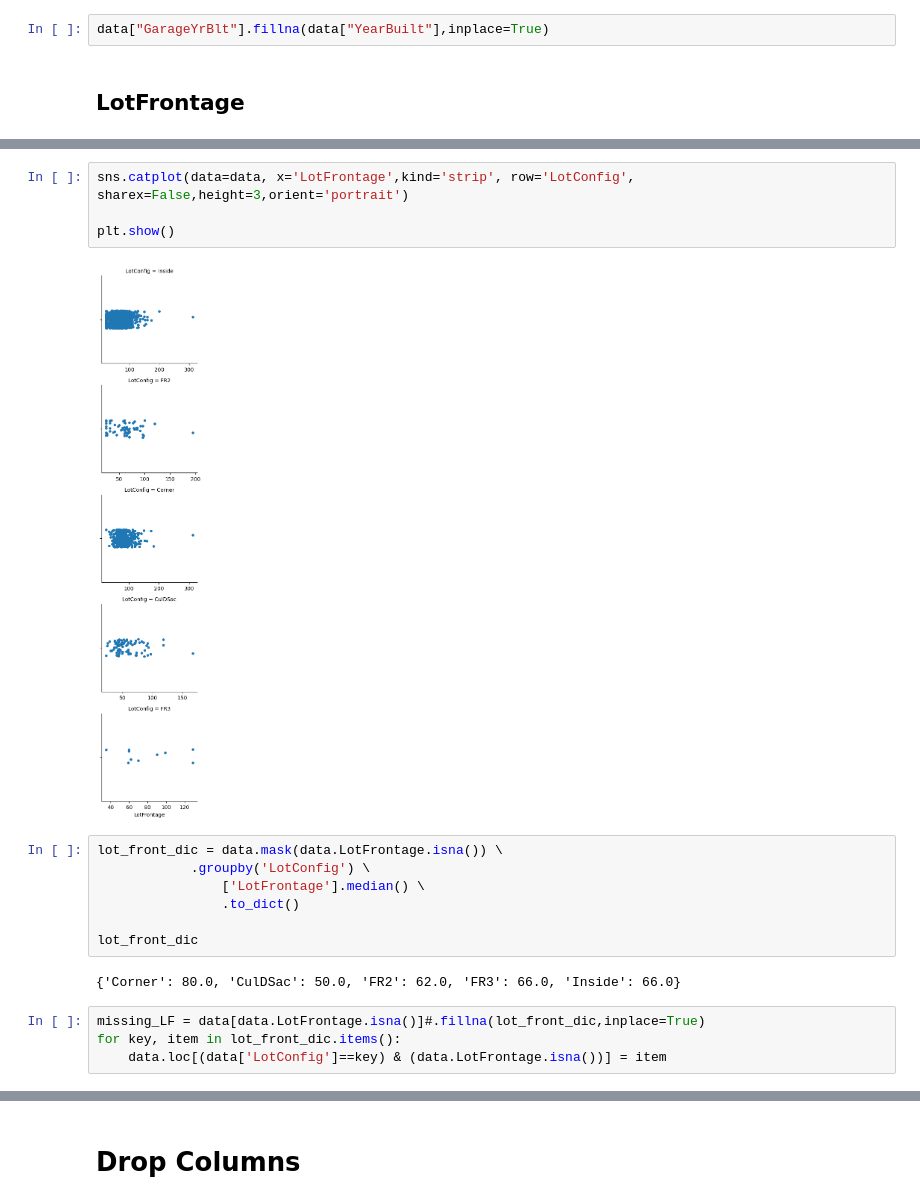
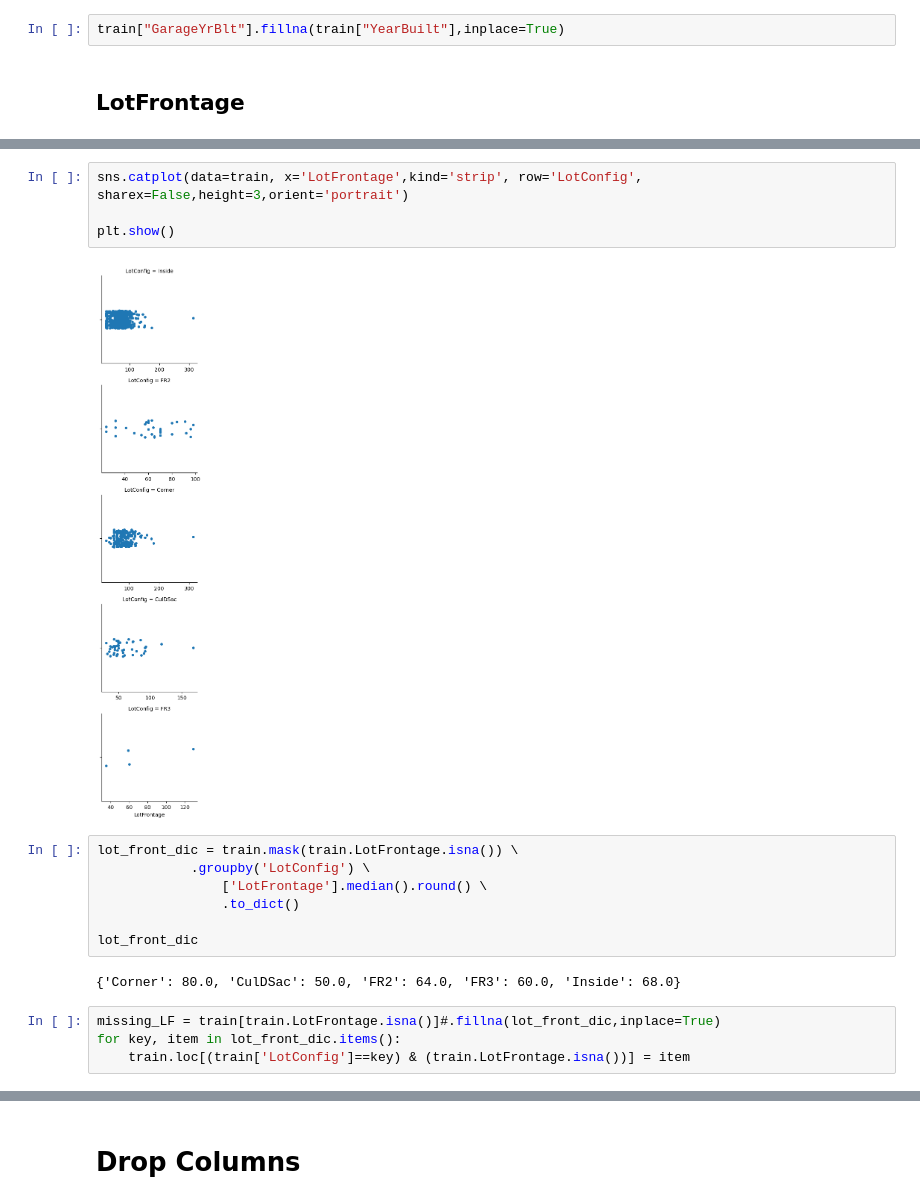
Before and after one commit to McArthurAdal/House-Price-Prediction-Kaggle, a Jupyter notebook: analysis.ipynb, the cells around one changed output, grey strips where cells are left out. Saved outputs shown, nothing was run; the diff lists cells and outputs as text.

```diff
--- a/analysis.ipynb
+++ b/analysis.ipynb
@@ -120,5 +148,5 @@ corr
 # %%
-data["GarageYrBlt"].fillna(data["YearBuilt"],inplace=True)
+train["GarageYrBlt"].fillna(train["YearBuilt"],inplace=True)
 # %% [markdown]
 ## LotFrontage
 # %%
@@ -143,23 +173,23 @@ SalePrice       1459
 dtype: int64
 # %%
-sns.catplot(data=data, x='LotFrontage',kind='strip', row='LotConfig', sharex=False,height=3,orient='portrait')
+sns.catplot(data=train, x='LotFrontage',kind='strip', row='LotConfig', sharex=False,height=3,orient='portrait')
 
 plt.show()
 # %% [output]
-[figure, old version]
+[figure, new version]
 # %%
-lot_front_dic = data.mask(data.LotFrontage.isna()) \
+lot_front_dic = train.mask(train.LotFrontage.isna()) \
             .groupby('LotConfig') \
-                ['LotFrontage'].median() \
+                ['LotFrontage'].median().round() \
                 .to_dict()
 
 lot_front_dic
 # %% [output]
-{'Corner': 80.0, 'CulDSac': 50.0, 'FR2': 62.0, 'FR3': 66.0, 'Inside': 66.0}
+{'Corner': 80.0, 'CulDSac': 50.0, 'FR2': 64.0, 'FR3': 60.0, 'Inside': 68.0}
 # %%
-missing_LF = data[data.LotFrontage.isna()]#.fillna(lot_front_dic,inplace=True)
+missing_LF = train[train.LotFrontage.isna()]#.fillna(lot_front_dic,inplace=True)
 for key, item in lot_front_dic.items():
-    data.loc[(data['LotConfig']==key) & (data.LotFrontage.isna())] = item
+    train.loc[(train['LotConfig']==key) & (train.LotFrontage.isna())] = item
 # %%
 check_missing()
 # %% [output]
```
Also changed, not shown: parts of 37 cells of this notebook, 1 other file.
